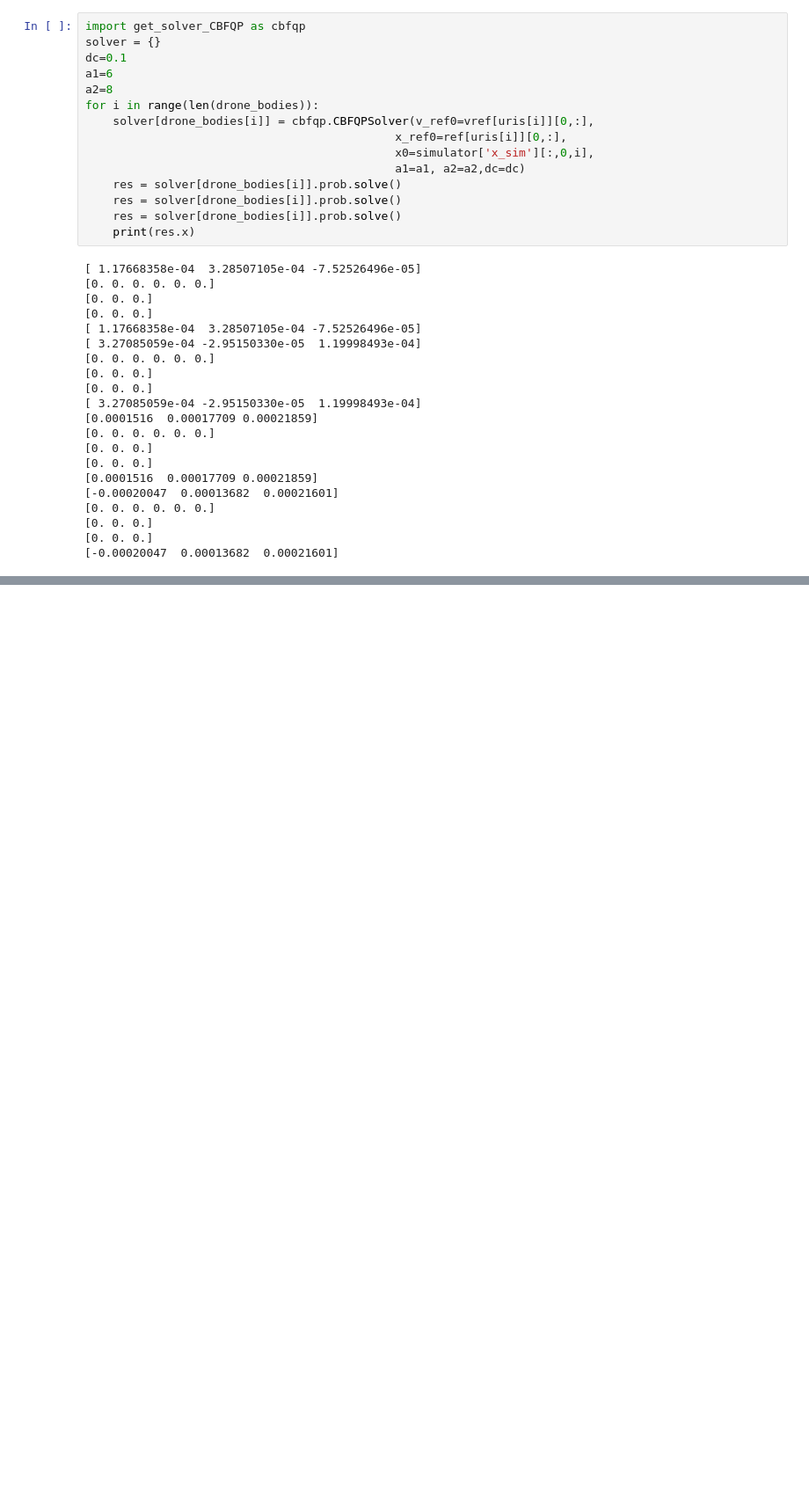
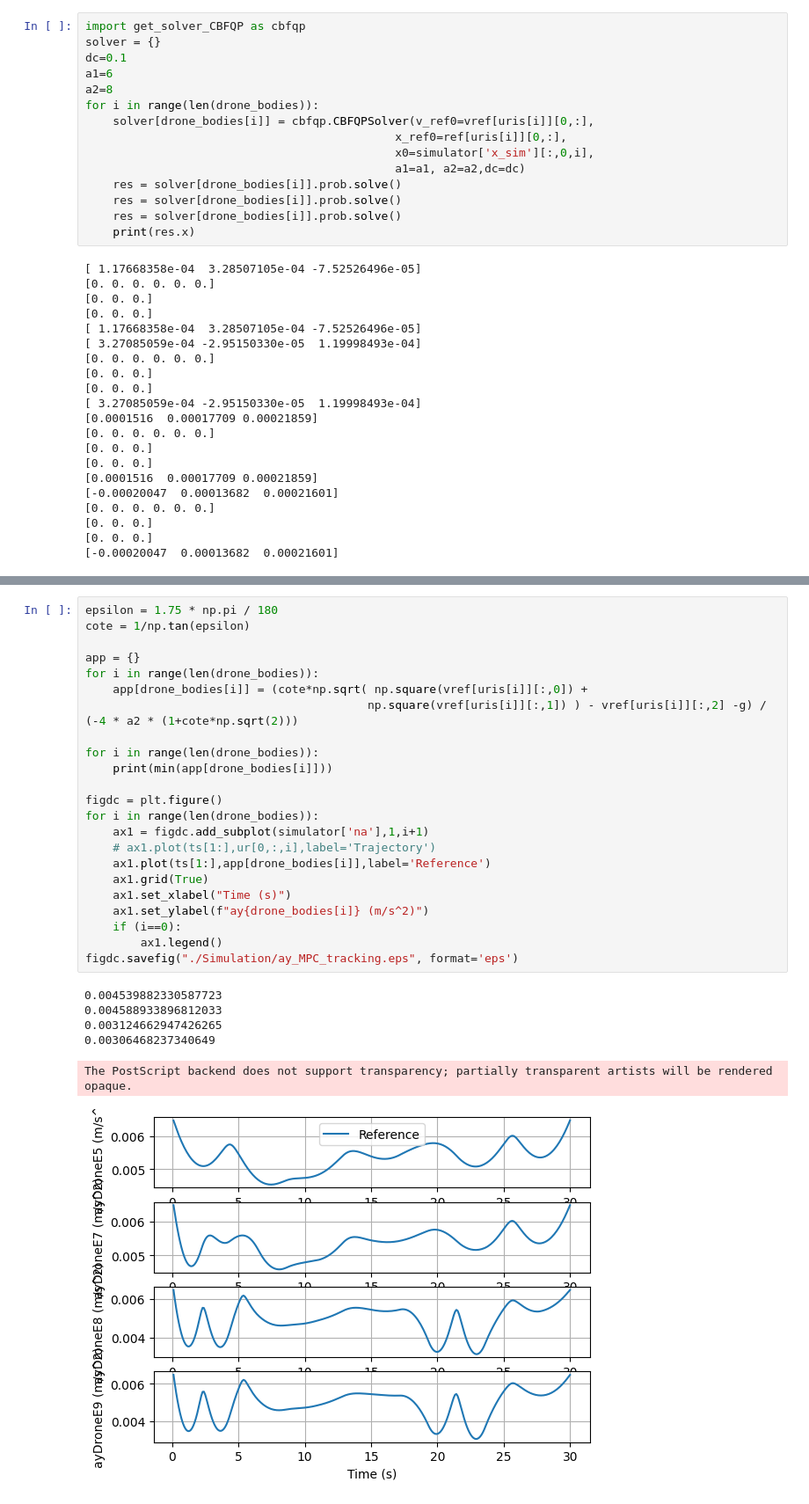
Before and after one commit to demokaka/MPC_CFsimulation, a Jupyter notebook: src/Simulation_CBFQP.ipynb, the cells around one changed output, grey strips where cells are left out. Shown at 88% size. Drawn from its saved outputs; the diff is of its cells as text; blank space fills up the shorter version.

```diff
--- a/src/Simulation_CBFQP.ipynb
+++ b/src/Simulation_CBFQP.ipynb
@@ -445,0 +562,30 @@ The PostScript backend does not support transparency; partially transparent arti
+# %%
+epsilon = 1.75 * np.pi / 180
+cote = 1/np.tan(epsilon)
+
+app = {}
+for i in range(len(drone_bodies)):
+    app[drone_bodies[i]] = (cote*np.sqrt( np.square(vref[uris[i]][:,0]) +
+                                         np.square(vref[uris[i]][:,1]) ) - vref[uris[i]][:,2] -g) / (-4 * a2 * (1+cote*np.sqrt(2)))
+
+for i in range(len(drone_bodies)):
+    print(min(app[drone_bodies[i]]))
+
+figdc = plt.figure()
+for i in range(len(drone_bodies)):
+    ax1 = figdc.add_subplot(simulator['na'],1,i+1)
+    # ax1.plot(ts[1:],ur[0,:,i],label='Trajectory')
+    ax1.plot(ts[1:],app[drone_bodies[i]],label='Reference')
+    ax1.grid(True)
+    ax1.set_xlabel("Time (s)")
+    ax1.set_ylabel(f"ay{drone_bodies[i]} (m/s^2)")
+    if (i==0):
+        ax1.legend()
+figdc.savefig("./Simulation/ay_MPC_tracking.eps", format='eps')
+# %% [output]
+0.004539882330587723
+0.004588933896812033
+0.003124662947426265
+0.00306468237340649
+The PostScript backend does not support transparency; partially transparent artists will be rendered opaque.
+[figure, added]
```
Also changed, not shown: parts of 12 cells of this notebook, 21 other files.
